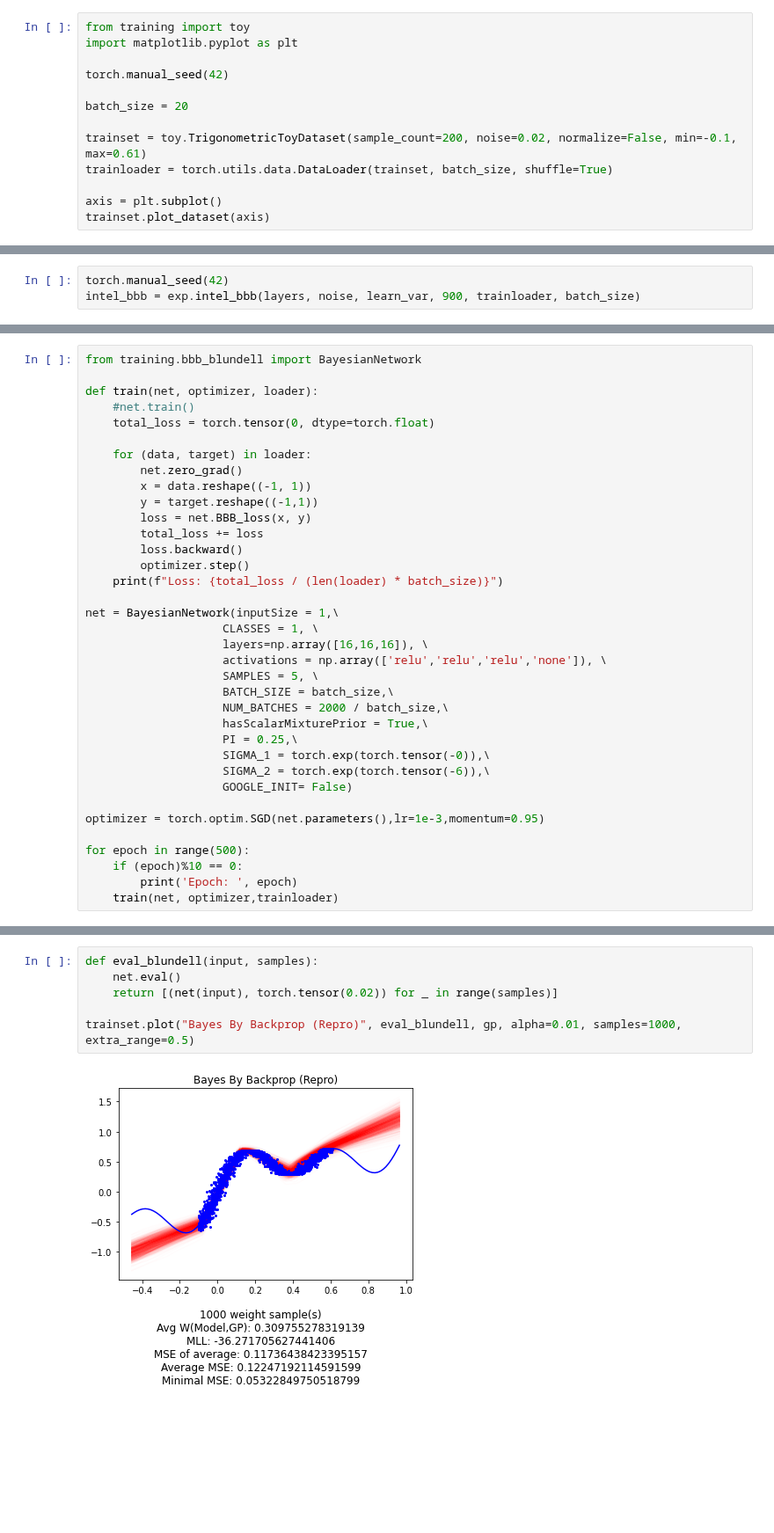
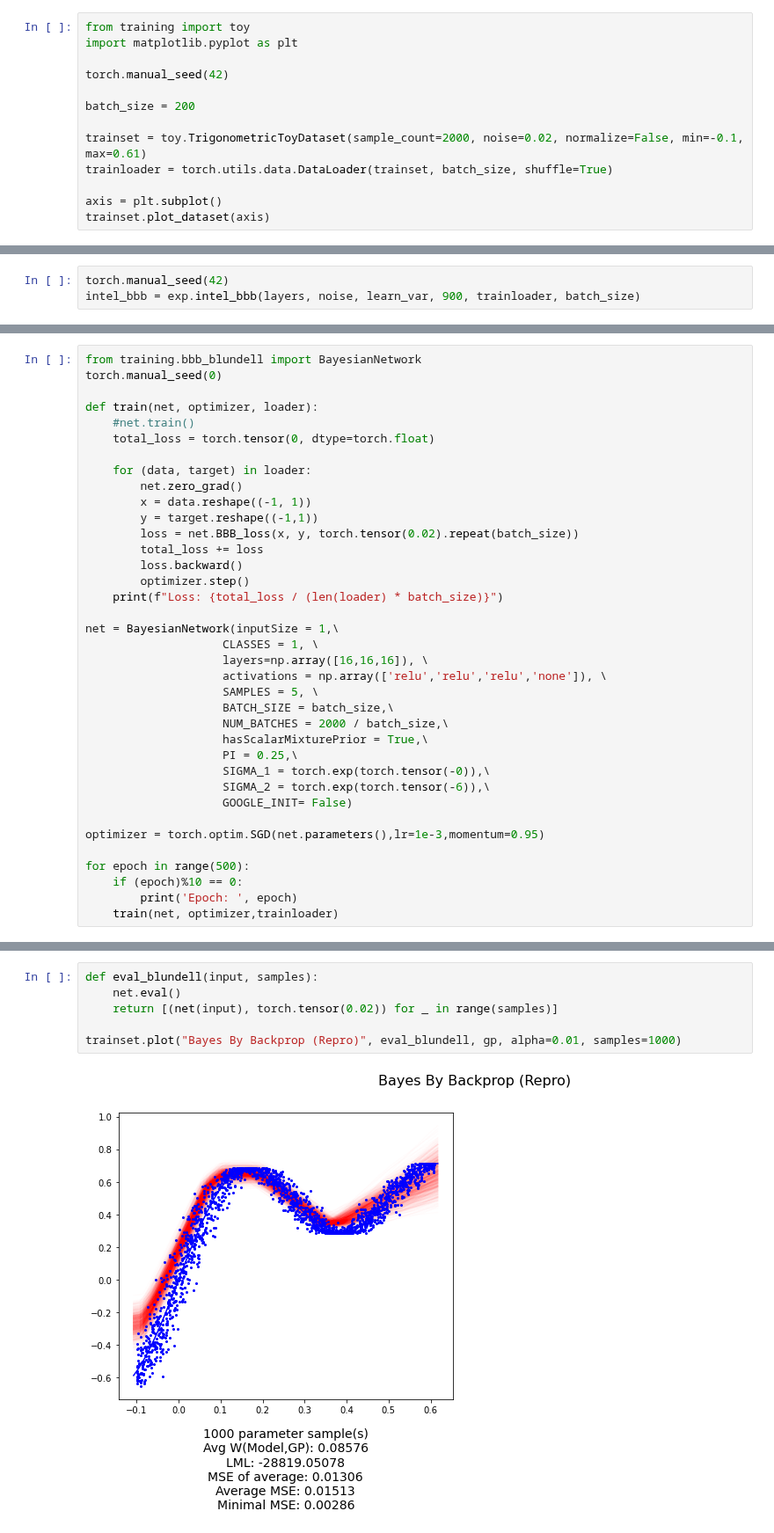
Before and after one commit to Feuermagier/VariationalBayesianDL, a Jupyter notebook: repro/BayesByBackprop.ipynb, the cells around one changed output, grey strips where cells are left out. Shown at 88% size. Saved outputs shown, nothing was run; the diff lists cells and outputs as text; blank space fills up the shorter version.

Commit message:
'Fix' BBB by including KL rescaling (which is included as a bug in the Blundell repro)

```diff
--- a/repro/BayesByBackprop.ipynb
+++ b/repro/BayesByBackprop.ipynb
@@ -20,9 +20,9 @@ import matplotlib.pyplot as plt
 
 torch.manual_seed(42)
 
-batch_size = 20
+batch_size = 200
 
-trainset = toy.TrigonometricToyDataset(sample_count=200, noise=0.02, normalize=False, min=-0.1, max=0.61)
+trainset = toy.TrigonometricToyDataset(sample_count=2000, noise=0.02, normalize=False, min=-0.1, max=0.61)
 trainloader = torch.utils.data.DataLoader(trainset, batch_size, shuffle=True)
 
 axis = plt.subplot()
@@ -86,5 +89,6 @@ trainset.plot("Bayes By Backprop", bbb, gp, alpha=0.01, samples=1000, extra_rang
 # %%
 from training.bbb_blundell import BayesianNetwork
+torch.manual_seed(0)
 
 def train(net, optimizer, loader):
     #net.train()
@@ -94,7 +98,7 @@ def train(net, optimizer, loader):
         net.zero_grad()
         x = data.reshape((-1, 1))
         y = target.reshape((-1,1))
-        loss = net.BBB_loss(x, y)
+        loss = net.BBB_loss(x, y, torch.tensor(0.02).repeat(batch_size))
         total_loss += loss
         loss.backward()
         optimizer.step()
@@ -140,8 +144,8 @@ Loss: 0.691100001335144
 # %%
 def eval_blundell(input, samples):
     net.eval()
     return [(net(input), torch.tensor(0.02)) for _ in range(samples)]
 
-trainset.plot("Bayes By Backprop (Repro)", eval_blundell, gp, alpha=0.01, samples=1000, extra_range=0.5)
+trainset.plot("Bayes By Backprop (Repro)", eval_blundell, gp, alpha=0.01, samples=1000)
 # %% [output]
-[figure, old version]
+[figure, new version]
```
Also changed, not shown: parts of 7 cells of this notebook, 9 other files.
